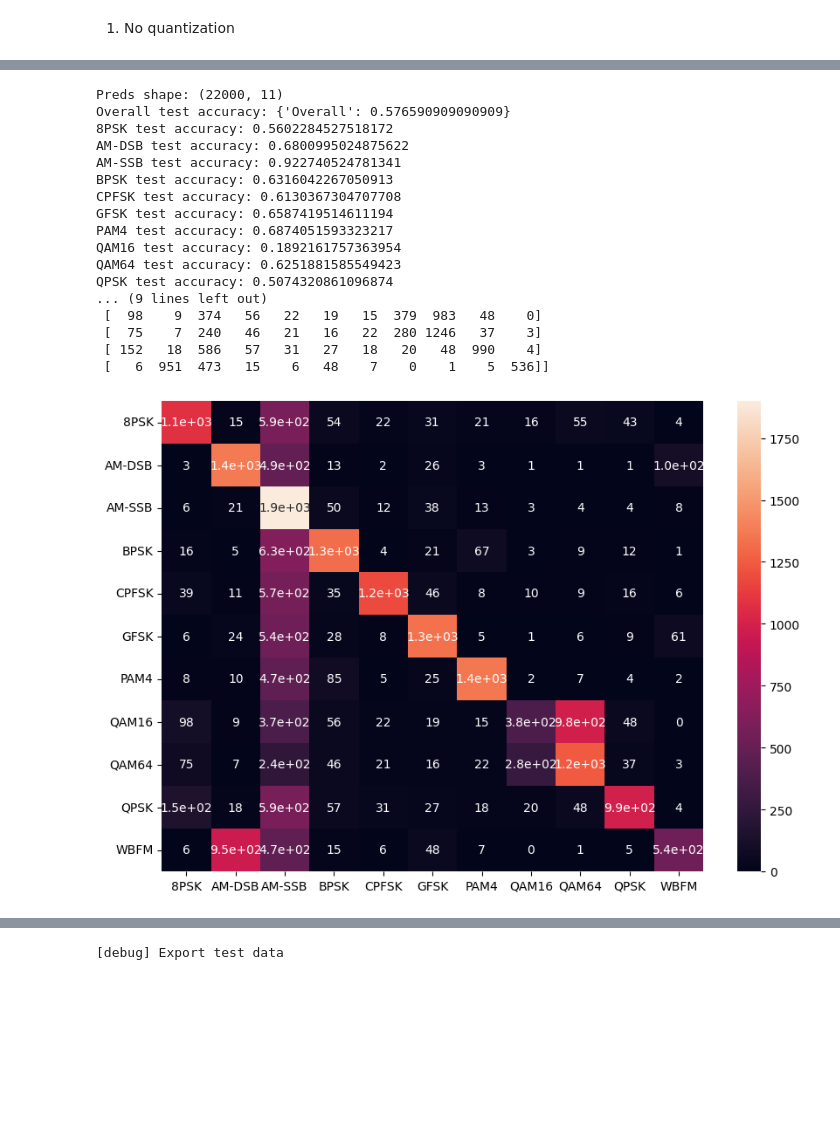
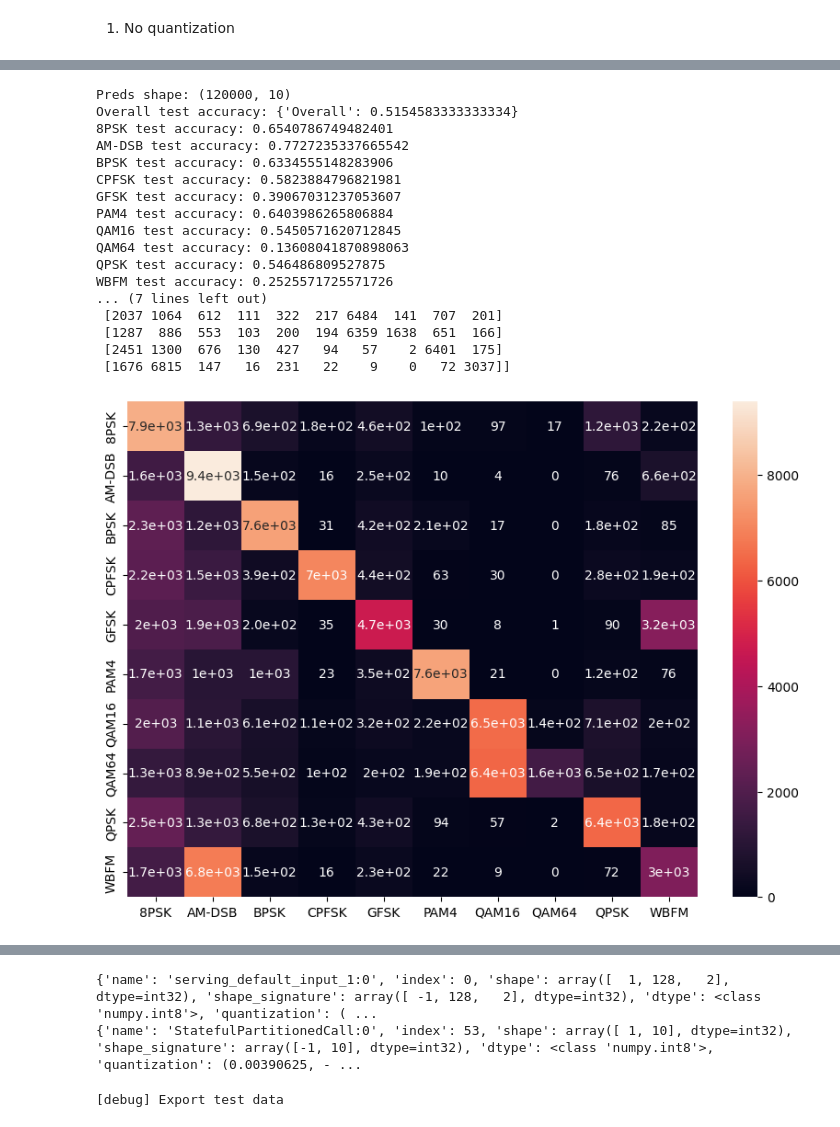
Before and after one commit to Pavlik1400/RISC-V-SIMD-extension-for-the-AI-workload, a Jupyter notebook: models/experiments/cnn_radioml.ipynb, the cells around one changed output, grey strips where cells are left out. Saved outputs shown, nothing was run; the diff lists cells and outputs as text; code cells hidden in the pictures; blank space fills up the shorter version.

Commit message:
Update models code

```diff
--- a/models/experiments/cnn_radioml.ipynb
+++ b/models/experiments/cnn_radioml.ipynb
@@ -25,5 +26,6 @@ radioml2016b_path = cur_dir + "/data/radioml_2016/RML2016.10b.dat"
 radioml2016a_path = cur_dir + "/data/radioml_2016/RML2016.10a_dict.pkl"
 dataset_path = os.path.abspath(radioml2016b_path)
 radioml_ds = make_sigmod_ds(dataset_name)
-radioml_ds.load(dataset_path)
+radioml_ds.load(dataset_path, normalize=True)
 splitted_radioml_ds = radioml_ds.split_train_val_test(0.8, 0.1)
+print(f"Modulations: {radioml_ds.get_modulations()}")
@@ -385,9 +397,12 @@ SNR: 18 -- Overall test accuracy: 0.8373382624768947
 # %%
+reload_module("deployment_tools")
+from deployment_tools import to_tf_lite, predict_tflite
+
 representative_ds = splitted_radioml_ds.train.data[:4000].astype(np.float32)
 model_tflile = to_tf_lite(model_path, apply_quantization=True, representative_ds=representative_ds)
 
 cm_test_tflite, cls_to_acc_test_tflite = metric_evaluation(
-    model_tflile_no_quant,
+    model_tflile,
     splitted_radioml_ds.test.data,
     splitted_radioml_ds.test.labels,
     radioml_ds.get_modulations(),
@@ -395,7 +410,7 @@ cm_test_tflite, cls_to_acc_test_tflite = metric_evaluation(
 )
 
 snr_to_acc_test_tflite = snr_to_metric_evaluation(
-    model_tflile_no_quant,
+    model_tflile,
     splitted_radioml_ds.test.data,
     splitted_radioml_ds.test.labels,
     radioml_ds.get_snrs()[radioml_ds.get_split_indecies().test],
@@ -414,19 +429,19 @@ plot_snr_to_acc(snr_to_acc_test_tflite)
 fully_quantize: 0, inference_type: 6, input_inference_type: INT8, output_inference_type: INT8
-Preds shape: (22000, 11)
-Overall test accuracy: {'Overall': 0.576590909090909}
-8PSK test accuracy: 0.5602284527518172
-AM-DSB test accuracy: 0.6800995024875622
-AM-SSB test accuracy: 0.922740524781341
-BPSK test accuracy: 0.6316042267050913
-CPFSK test accuracy: 0.6130367304707708
-GFSK test accuracy: 0.6587419514611194
-PAM4 test accuracy: 0.6874051593323217
-QAM16 test accuracy: 0.1892161757363954
-QAM64 test accuracy: 0.6251881585549423
-QPSK test accuracy: 0.5074320861096874
-... (9 lines left out)
- [  98    9  374   56   22   19   15  379  983   48    0]
- [  75    7  240   46   21   16   22  280 1246   37    3]
- [ 152   18  586   57   31   27   18   20   48  990    4]
- [   6  951  473   15    6   48    7    0    1    5  536]]
+Preds shape: (120000, 10)
+Overall test accuracy: {'Overall': 0.5154583333333334}
+8PSK test accuracy: 0.6540786749482401
+AM-DSB test accuracy: 0.7727235337665542
+BPSK test accuracy: 0.6334555148283906
+CPFSK test accuracy: 0.5823884796821981
+GFSK test accuracy: 0.39067031237053607
+PAM4 test accuracy: 0.6403986265806884
+QAM16 test accuracy: 0.5450571620712845
+QAM64 test accuracy: 0.13608041870898063
+QPSK test accuracy: 0.546486809527875
+WBFM test accuracy: 0.2525571725571726
+... (7 lines left out)
+ [2037 1064  612  111  322  217 6484  141  707  201]
+ [1287  886  553  103  200  194 6359 1638  651  166]
+ [2451 1300  676  130  427   94   57    2 6401  175]
+ [1676 6815  147   16  231   22    9    0   72 3037]]
-[figure, old version]
+[figure, new version]
@@ -454,3 +469,10 @@ SNR: 18 -- Overall test accuracy: 0.8373382624768947
+# %%
+interpreter = tf.lite.Interpreter(model_content=model_tflile)
+print(interpreter.get_input_details()[0])
+print(interpreter.get_output_details()[0])
+# %% [output]
+{'name': 'serving_default_input_1:0', 'index': 0, 'shape': array([  1, 128,   2], dtype=int32), 'shape_signature': array([ -1, 128,   2], dtype=int32), 'dtype': <class 'numpy.int8'>, 'quantization': ( ...
+{'name': 'StatefulPartitionedCall:0', 'index': 53, 'shape': array([ 1, 10], dtype=int32), 'shape_signature': array([-1, 10], dtype=int32), 'dtype': <class 'numpy.int8'>, 'quantization': (0.00390625, - ...
 # %%
 from deployment_tools import deploy_model_tflite
 
```
Also changed, not shown: parts of 11 cells of this notebook, 10 other files.
